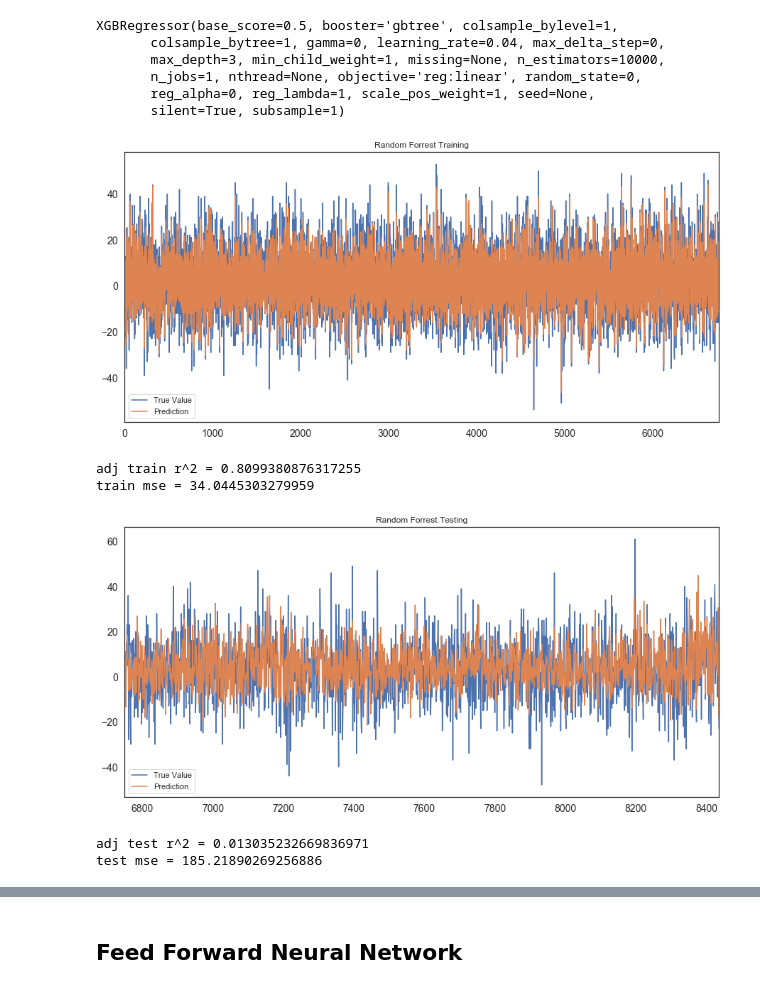
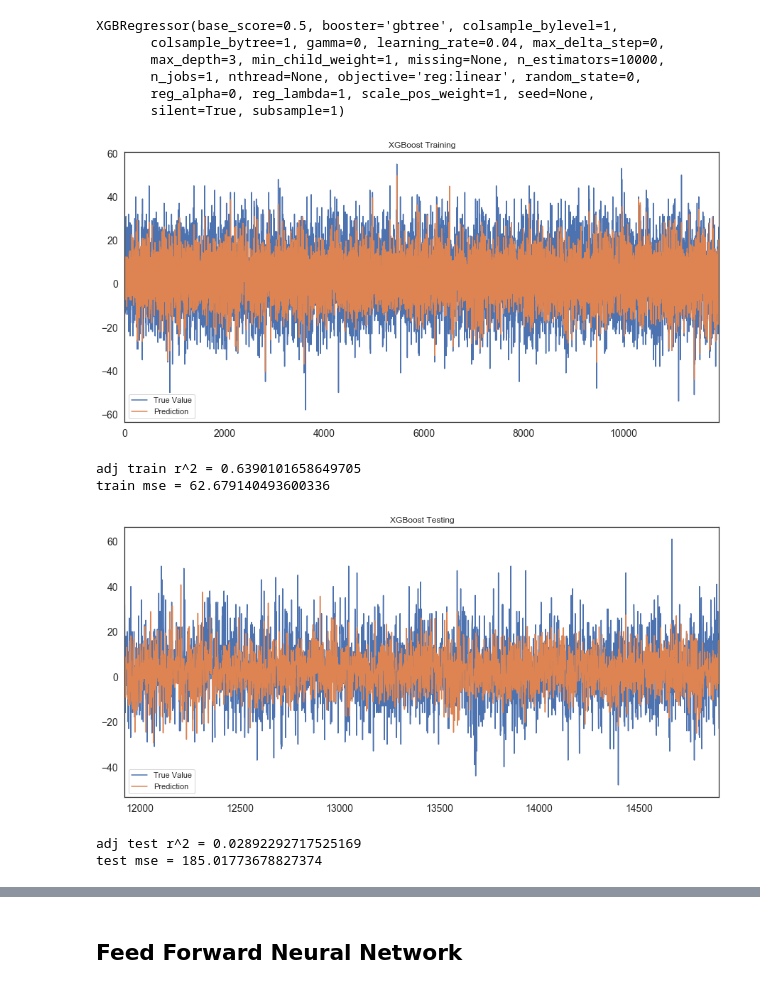
Before and after one commit to SidTheKid007/NBA-Gambling, a Jupyter notebook: NBA Betting Predictions (Regression).ipynb, the cells around one changed output, grey strips where cells are left out. Drawn from its saved outputs; the diff is of its cells as text; code cells hidden in the pictures.

```diff
--- a/NBA Betting Predictions (Regression).ipynb
+++ b/NBA Betting Predictions (Regression).ipynb
@@ -48,4 +42,6 @@ df.head()
 # %%
+df['average'] = df['Average']
+df = df.drop(['Average'], axis=1)
 cols_at_end = ['WinMargin']
 df = df[[c for c in df if c not in cols_at_end] + [c for c in cols_at_end if c in df]]
 team = df.HomeTeam.unique()
@@ -53,6 +49,9 @@ team_dict = dict(zip(team, range(len(team))))
 df1 = df.copy(deep=True)
 df1 = df1.replace({'HomeTeam': team_dict})
 df1 = df1.replace({'AwayTeam': team_dict})
-df1 = df1.drop(['Date'], axis=1)
+better = df1.TLCompany.unique()
+bet_dict = dict(zip(better, range(len(better))))
+df1 = df1.replace({'TLCompany': bet_dict})
+df1 = df1.replace({'BLCompany': bet_dict})
 df1.head()
 # %% [output]
@@ -65,0 +64,9 @@ df1.head()
+# %%
+df2 = df1.copy(deep=True)
+df2.loc[df2['WinMargin'] < 0, 'HTLoss'] = df2['HTLoss']-1
+df2.loc[df2['WinMargin'] >= 0, 'HTWin'] = df2['HTWin']-1
+df2.loc[df2['WinMargin'] < 0, 'ATWin'] = df2['ATWin']-1
+df2.loc[df2['WinMargin'] >= 0, 'ATLoss'] = df2['ATLoss']-1
+df2['HT%'] = df2['HTWin']/(df2['HTWin'] + df2['HTLoss'])
+df2['AT%'] = df2['ATWin']/(df2['ATWin'] + df2['ATLoss'])
+df2.head()
@@ -66,10 +80,9 @@ df1.head()
 # %%
 from sklearn.preprocessing import MinMaxScaler
 from sklearn.preprocessing import StandardScaler
-cols = df1.columns
+cols = df2.columns
 sc2 = StandardScaler()
-df1 = df1.dropna()
-df2 = df1.copy(deep=True)
+df2 = df2.fillna(0)
 for col in cols:
     df2[[col]] = sc2.fit_transform(df2[[col]])
 df2.head()
@@ -87,10 +99,10 @@ df3 = df2.copy(deep=True)
 # %%
 train=df3[0:(round(len(df3)*.8))]
 test=df3[(round(len(df3)*.8)):]
-trains = np.split(train, [23], axis=1)
+trains = np.split(train, [18], axis=1)
 train_x=trains[0]
 train_y=trains[1]
-tests = np.split(test, [23], axis=1)
+tests = np.split(test, [18], axis=1)
 test_x=tests[0]
 test_y=tests[1]
 # %%
@@ -334,29 +344,29 @@ XGBRegressor(base_score=0.5, booster='gbtree', colsample_bylevel=1,
 # %%
 train_y2 = train_y.copy(deep=True)
 test_y2 = test_y.copy(deep=True)
 train_y2['prediction'] = sc2.inverse_transform(reg.predict(train_x.values))
 test_y2['prediction'] = sc2.inverse_transform(reg.predict(test_x.values))
 train_y2['WinMargin'] = sc2.inverse_transform(train_y2['WinMargin'])
 test_y2['WinMargin'] = sc2.inverse_transform(test_y2['WinMargin'])
-train_y2['WinMargin'].plot(figsize=(15,7), title= 'Random Forrest Training', fontsize=14, label='True Value')
-train_y2['prediction'].plot(figsize=(15,7), title= 'Random Forrest Training', fontsize=14, label='Prediction')
+train_y2['WinMargin'].plot(figsize=(15,7), title= 'XGBoost Training', fontsize=14, label='True Value')
+train_y2['prediction'].plot(figsize=(15,7), title= 'XGBoost Training', fontsize=14, label='Prediction')
 plt.legend(loc='lower left')
 plt.show()
 print('adj train r^2 = ' + str(adj_r2_score((r2_score(train_y2.WinMargin, train_y2.prediction)),train_x.shape[0], train_x.shape[1])))
 print('train mse = ' + str(mean_squared_error(train_y2.WinMargin, train_y2.prediction)))
-test_y2['WinMargin'].plot(figsize=(15,7), title= 'Random Forrest Testing', fontsize=14, label='True Value')
-test_y2['prediction'].plot(figsize=(15,7), title= 'Random Forrest Testing', fontsize=14, label='Prediction')
+test_y2['WinMargin'].plot(figsize=(15,7), title= 'XGBoost Testing', fontsize=14, label='True Value')
+test_y2['prediction'].plot(figsize=(15,7), title= 'XGBoost Testing', fontsize=14, label='Prediction')
 plt.legend(loc='lower left')
 plt.show()
 print('adj test r^2 = ' + str(adj_r2_score((r2_score(test_y2.WinMargin, test_y2.prediction)),train_x.shape[0], train_x.shape[1])))
 print('test mse = ' + str(mean_squared_error(test_y2.WinMargin, test_y2.prediction)))
 # %% [output]
-[figure, old version]
+[figure, new version]
-adj train r^2 = 0.8099380876317255
-train mse = 34.0445303279959
+adj train r^2 = 0.6390101658649705
+train mse = 62.679140493600336
-[figure, old version]
+[figure, new version]
-adj test r^2 = 0.013035232669836971
-test mse = 185.21890269256886
+adj test r^2 = 0.02892292717525169
+test mse = 185.01773678827374
 # %%
 train_y3 = train_y2.copy(deep=True)
 test_y3 = test_y2.copy(deep=True)
```
Also changed, not shown: parts of 27 cells of this notebook.
